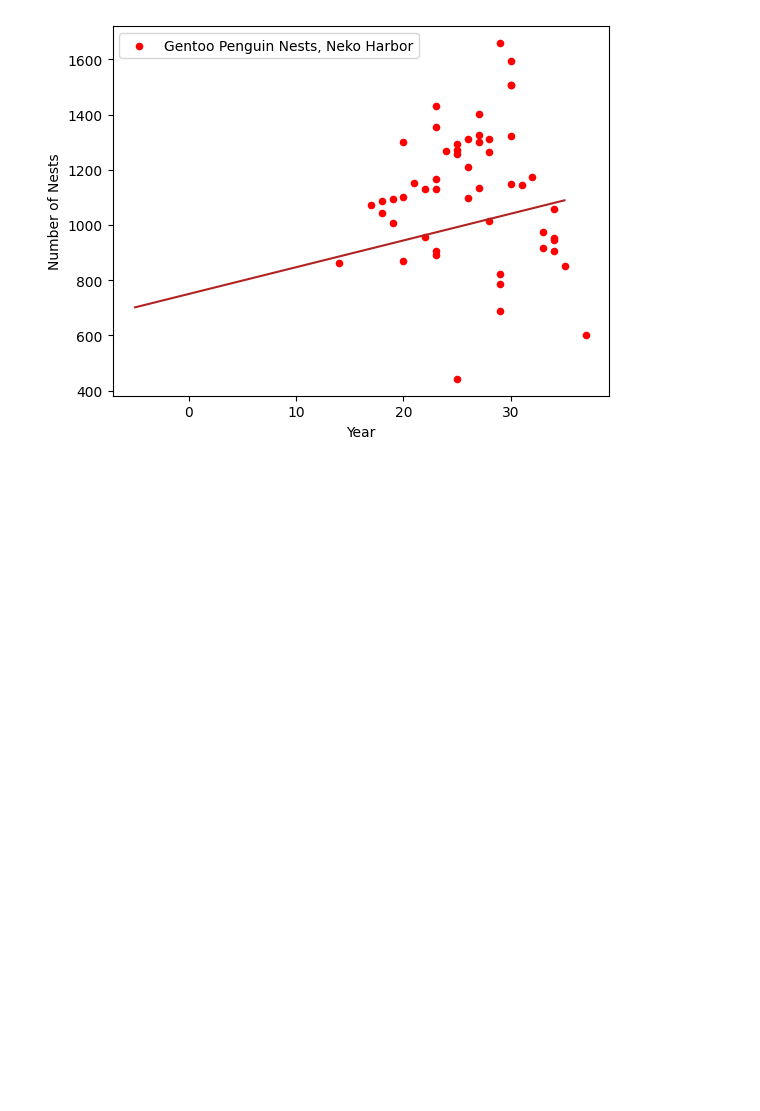
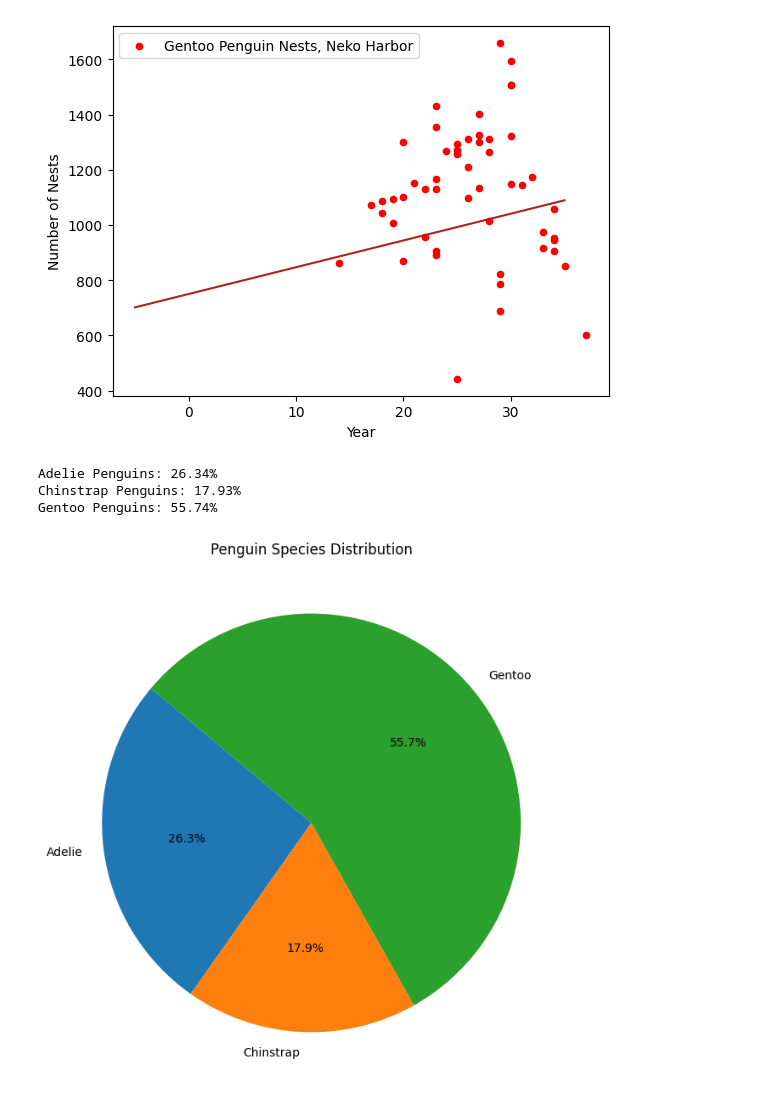
Before and after one commit to NurHaznirah/ClimateChange_Antarctica, a Jupyter notebook: populationPenguin.ipynb, the cells around one changed output. Cells and saved outputs as stored; diff of their text form; code cells hidden in the pictures; blank space fills up the shorter version.

```diff
--- a/populationPenguin.ipynb
+++ b/populationPenguin.ipynb
@@ -150,6 +194,37 @@ plt.ylabel('Number of Nests')
 plt.show()
 # %% [output]
 [figure]
+# %%
+# Calculate the total penguin count
+total_penguins = average_chinstrap + average_adelie + average_gentoo
+# %%
+# Calculate the percentage for each species
+percentage_adelie = (average_adelie / total_penguins) * 100
+percentage_chinstrap = (average_chinstrap / total_penguins) * 100
+percentage_gentoo = (average_gentoo / total_penguins) * 100
+# %%
+# Print the results
+print(f"Adelie Penguins: {percentage_adelie:.2f}%")
+print(f"Chinstrap Penguins: {percentage_chinstrap:.2f}%")
+print(f"Gentoo Penguins: {percentage_gentoo:.2f}%")
+# %% [output]
+Adelie Penguins: 26.34%
+Chinstrap Penguins: 17.93%
+Gentoo Penguins: 55.74%
+# %%
+# Data for the pie chart
+labels = ['Adelie', 'Chinstrap', 'Gentoo']
+sizes = [percentage_adelie, percentage_chinstrap, percentage_gentoo]
+
+# Plotting the pie chart
+plt.figure(figsize=(8, 8))
+plt.pie(sizes, labels=labels, autopct='%1.1f%%', startangle=140)
+plt.title('Penguin Species Distribution')
+
+# Display the chart
+plt.show()
+# %% [output]
+[figure, added]
 # %% [markdown]
 <h5>Summary</h5>
 <p>The Adelie penguin population has been declining over time. It is due to the Adelie penguin's reliance on sea ice for breeding, shedding its skin, and hunting.
```
Also changed, not shown: parts of 9 cells of this notebook, 1 other file.
